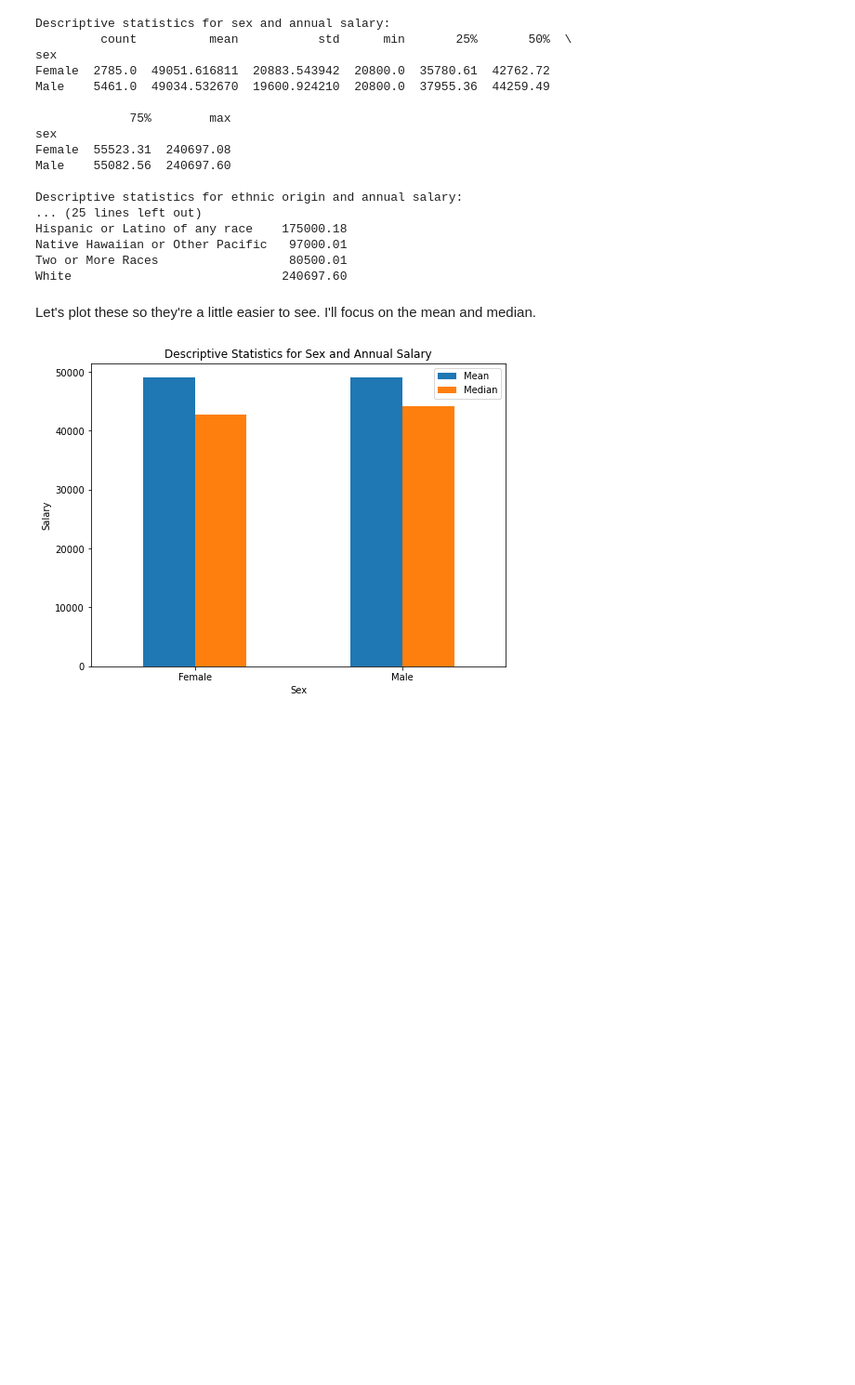
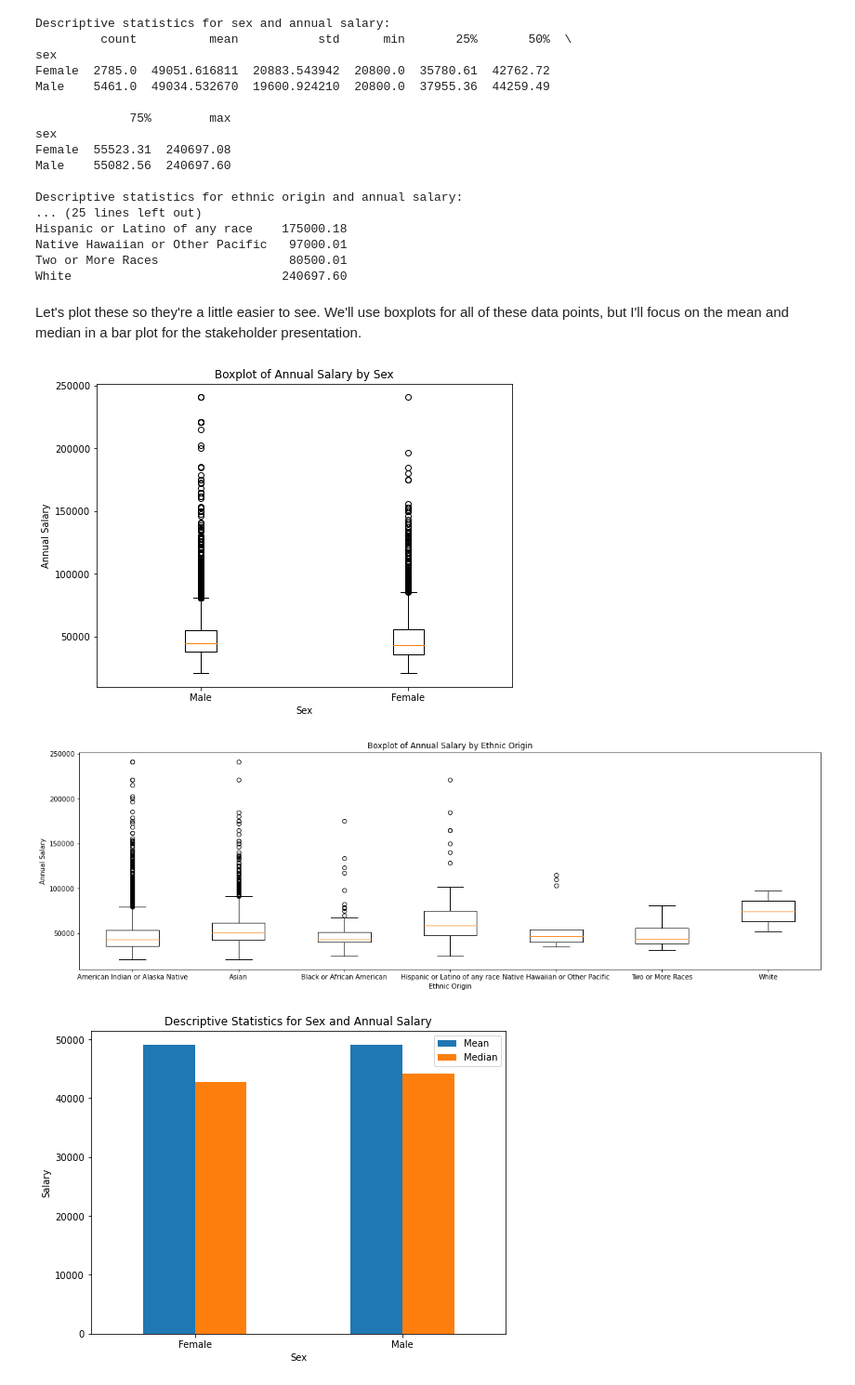
Before and after one commit to clarkkon/Salary-and-Identity-Information-Analysis-for-Atlanta-City-Employees, a Jupyter notebook: index.ipynb, the cells around one changed output. Shown at 93% size. Saved outputs shown, nothing was run; the diff lists cells and outputs as text; code cells hidden in the pictures; blank space fills up the shorter version.

```diff
--- a/index.ipynb
+++ b/index.ipynb
@@ -468,7 +504,34 @@ Native Hawaiian or Other Pacific   97000.01
 Two or More Races                  80500.01
 White                             240697.60
 # %% [markdown]
-Let's plot these so they're a little easier to see. I'll focus on the mean and median.
+Let's plot these so they're a little easier to see.  We'll use boxplots for all of these data points, but I'll focus on the mean and median in a bar plot for the stakeholder presentation.
+# %%
+# Grouping by sex and calculating descriptive statistics for annual salary
+sex_stats = df.groupby('sex')['annual.salary'].describe()
+
+# Grouping by ethnic origin and calculating descriptive statistics for annual salary
+ethnic_stats = df.groupby('ethnic.origin')['annual.salary'].describe()
+
+# Creating boxplots for sex and annual salary
+plt.figure(figsize=(8, 6))
+plt.boxplot([df[df['sex'] == 'Male']['annual.salary'], df[df['sex'] == 'Female']['annual.salary']])
+plt.xticks([1, 2], ['Male', 'Female'])
+plt.xlabel('Sex')
+plt.ylabel('Annual Salary')
+plt.title('Boxplot of Annual Salary by Sex')
+plt.show()
+
+# Creating boxplots for ethnic origin and annual salary
+plt.figure(figsize=(20, 6))
+plt.boxplot([df[df['ethnic.origin'] == origin]['annual.salary'] for origin in df['ethnic.origin'].unique()])
+plt.xticks(range(1, len(ethnic_stats) + 1), ethnic_stats.index)
+plt.xlabel('Ethnic Origin')
+plt.ylabel('Annual Salary')
+plt.title('Boxplot of Annual Salary by Ethnic Origin')
+plt.show()
+# %% [output]
+[figure, added]
+[figure, added]
 # %%
 # Extracting necessary statistics for plotting
 statistics = sex_stats[['mean', '50%']]
```
Also changed, not shown: parts of 23 cells of this notebook.
